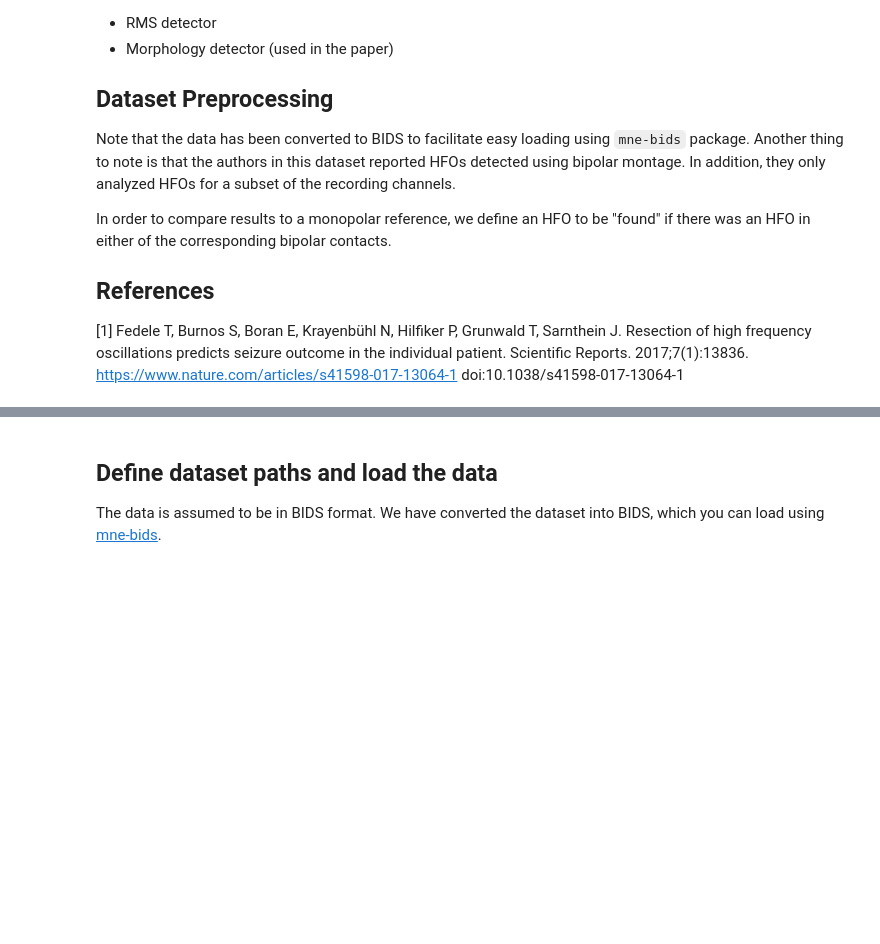
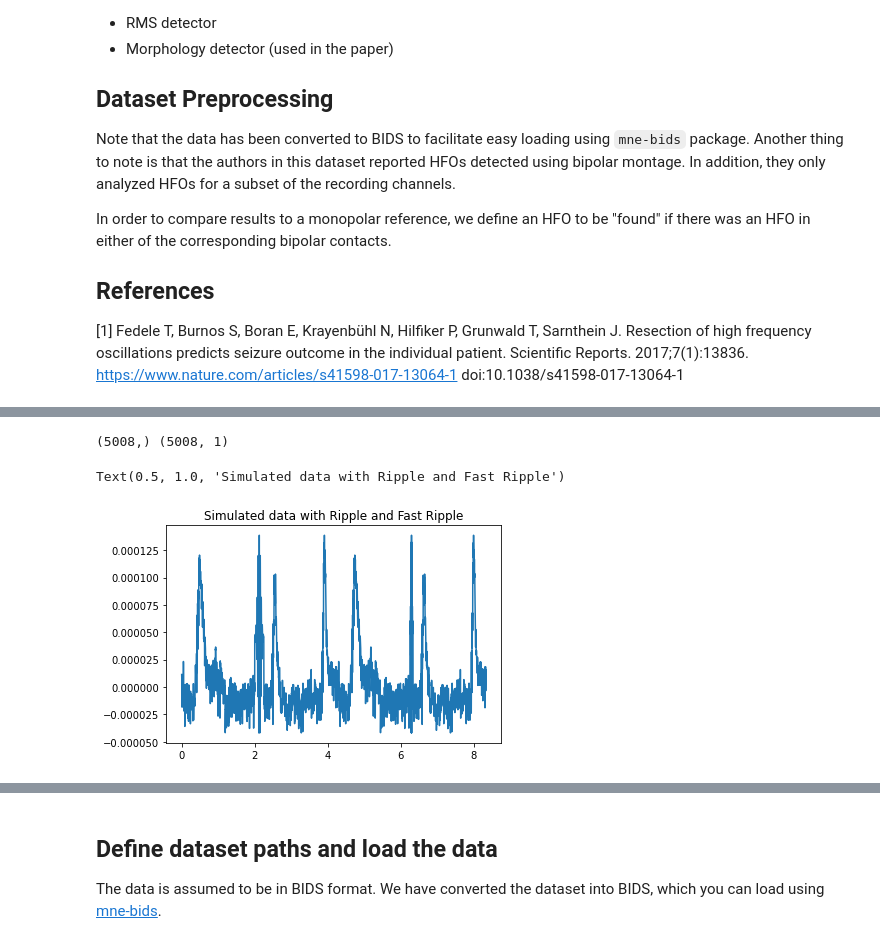
Before and after one commit to mne-tools/mne-hfo, a Jupyter notebook: docs/tutorials/basic_compute_hfos.ipynb, the cells around one changed output, grey strips where cells are left out. Cells and saved outputs as stored; diff of their text form; code cells hidden in the pictures; blank space fills up the shorter version.

```diff
--- a/docs/tutorials/basic_compute_hfos.ipynb
+++ b/docs/tutorials/basic_compute_hfos.ipynb
@@ -37,0 +147,4 @@ from mne_hfo import LineLengthDetector, RMSDetector
+# %%
+# Reshape the data to fit detector requirements
+ripple_data_total = ripple_data_total.reshape(1, len(ripple_data_total))
+fast_ripple_data_total = fast_ripple_data_total.reshape(1, len(fast_ripple_data_total))
@@ -37,0 +258,17 @@ from mne_hfo import LineLengthDetector, RMSDetector
+# %%
+# Combine
+hfo_data_total = np.concatenate((ripple_data_total, fast_ripple_data_total), axis=1)
+hfo_times_total = np.linspace(0, hfo_data_total.shape[1]/sfreq, hfo_data_total.shape[1])
+
+# Reshape just for plotting
+hfo_data_total_plot = hfo_data_total.reshape(hfo_data_total.shape[1], 1)
+
+# Plot
+fig = plt.figure()
+ax = plt.axes()
+ax.plot(hfo_times_total, hfo_data_total_plot)
+plt.title("Simulated data with Ripple and Fast Ripple")
+# %% [output]
+(5008,) (5008, 1)
+Text(0.5, 1.0, 'Simulated data with Ripple and Fast Ripple')
+[figure, added]
```
Also changed, not shown: parts of 54 cells of this notebook, 5 other files.
